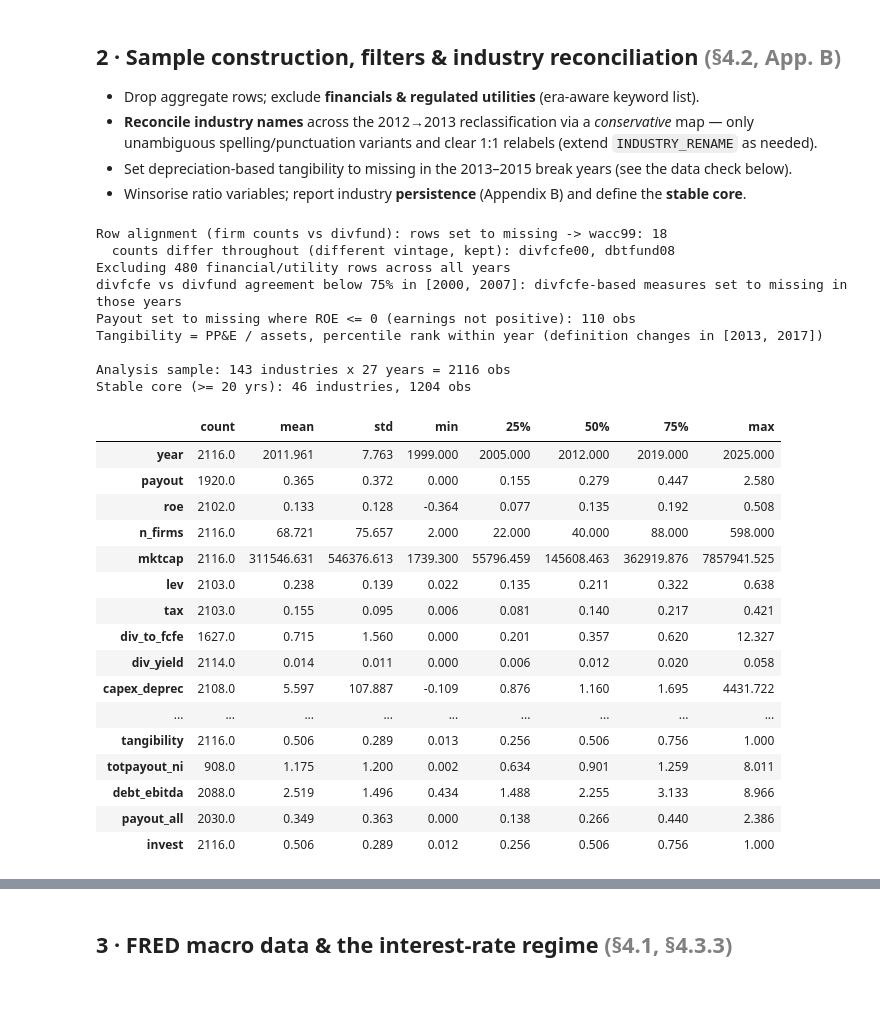
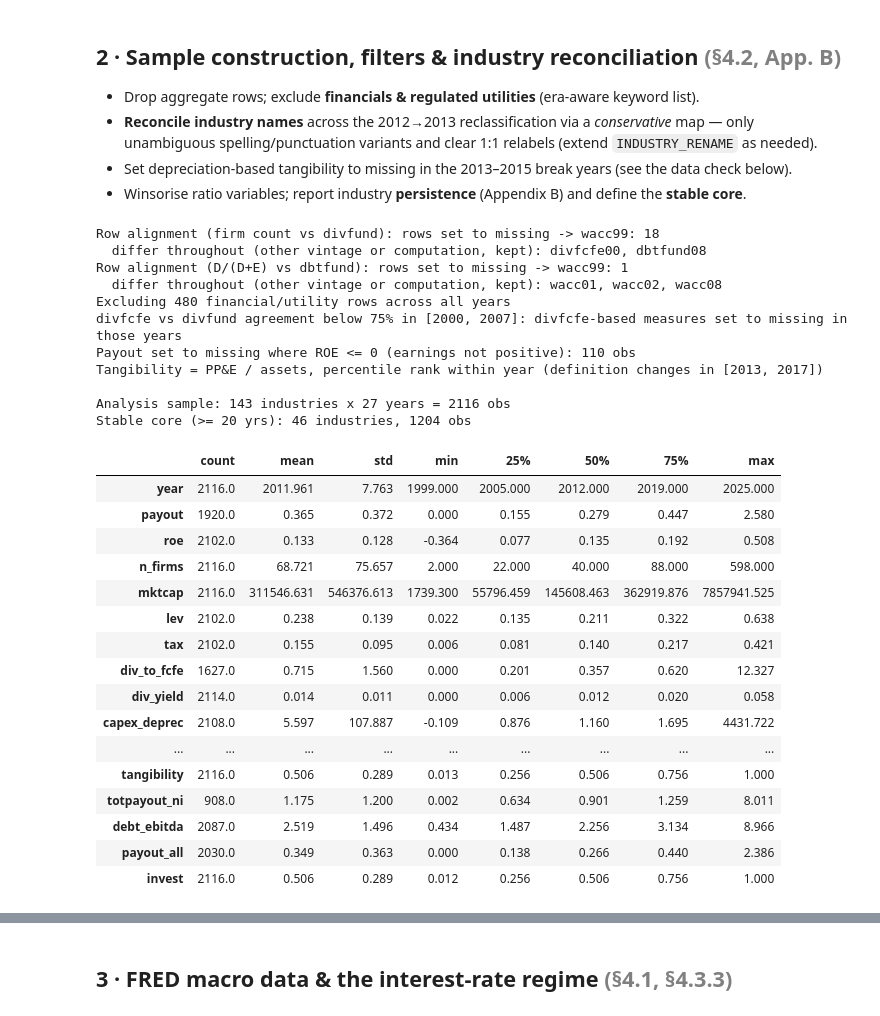
Before and after one commit to MilanKalajdzic/Master-Thesis, a Jupyter notebook: thesis_analysis.ipynb, the cells around one changed output, grey strips where cells are left out. Drawn from its saved outputs; the diff is of its cells as text; code cells hidden in the pictures.

```diff
--- a/thesis_analysis.ipynb
+++ b/thesis_analysis.ipynb
@@ -226,7 +226,8 @@ INDUSTRY_RENAME = {
     "Publishing": "Publishing & Newspapers",
 }
 
-from paylev.sample import is_fin_util, clean_sample, winsorize, check_row_alignment, crossfile_agreement
+from paylev.sample import (is_fin_util, clean_sample, winsorize, check_row_alignment, check_value_agreement,
+                           crossfile_agreement)
 winsorize = partial(winsorize, p=WINSOR_P)
 
 # Row alignment: compare each file's firm count with divfund's for the same industry and year (raw names,
@@ -235,16 +236,25 @@ _TANG_SRC = "dbtfund" if TANGIBILITY_PROXY == "ppe_assets" else "capex"
 ALIGN_VARS = {"wacc": ["lev", "tax"],
               "divfcfe": ["div_usd", "ni_usd", "div_to_fcfe", "totpayout_ni", "div_yield"],
               "capex": ["capex_deprec"] + (["tangibility"] if _TANG_SRC == "capex" else []),
-              "dbtfund": ["lev_unadj", "lev_book", "ebitda_ev", "ppe_assets", "capex_assets", "debt_ebitda_rep", "int_cov"]
+              "dbtfund": ["lev_unadj", "lev_dbt", "lev_book", "ebitda_ev", "ppe_assets", "capex_assets", "debt_ebitda_rep",
+                          "int_cov"]
                          + (["tangibility"] if _TANG_SRC == "dbtfund" else [])}
-raw, alignment_check = check_row_alignment(raw, ALIGN_VARS, ALIGN_MIN_SHARE, AGG_ROWS)
-_fix = alignment_check[alignment_check["rows_set_missing"] > 0]
-_vin = alignment_check[alignment_check["treated_as"] != "aligned"]
-print("Row alignment (firm counts vs divfund): rows set to missing ->",
-      ", ".join(f"{r.file}{r.year % 100:02d}: {r.rows_set_missing}" for r in _fix.itertuples()) or "none")
-if len(_vin):
-    print("  counts differ throughout (different vintage, kept):",
-          ", ".join(f"{r.file}{r.year % 100:02d}" for r in _vin.itertuples()))
+raw, _counts = check_row_alignment(raw, ALIGN_VARS, ALIGN_MIN_SHARE, AGG_ROWS)
+# Second check: wacc's D/(D+E) is the same number as dbtfund's market debt ratio on the same definition. A shifted
+# row whose neighbour has the same firm count passes the count check but not this one.
+raw, _values = check_value_agreement(raw, {"wacc": ("lev", "lev_dbt", ["lev", "tax"])}, agg_rows=AGG_ROWS)
+alignment_check = pd.concat(
+    [_counts.rename(columns={"share_same_count": "share_agree"}).assign(check="firm count vs divfund"),
+     _values.rename(columns={"share_same_value": "share_agree"}).assign(check="D/(D+E) vs dbtfund")],
+    ignore_index=True)[["check", "file", "year", "share_agree", "rows_set_missing", "treated_as"]]
+for chk, g_ in alignment_check.groupby("check", sort=False):
+    fix_ = g_[g_["rows_set_missing"] > 0]
+    kept_ = g_[~g_["treated_as"].isin(["aligned", "same values"])]
+    print(f"Row alignment ({chk}): rows set to missing ->",
+          ", ".join(f"{r.file}{r.year % 100:02d}: {r.rows_set_missing}" for r in fix_.itertuples()) or "none")
+    if len(kept_):
+        print("  differ throughout (other vintage or computation, kept):",
+              ", ".join(f"{r.file}{r.year % 100:02d}" for r in kept_.itertuples()))
 
 # Debt / EBITDA = D/(D+E) / (EBITDA/EV): debt relative to cash flow, not to equity value, so it does not move
 # with stock prices. Undefined when EBITDA <= 0. It uses the main (wacc) leverage, i.e. the same debt definition.
@@ -261,7 +271,7 @@ debt_ebitda_check = pd.DataFrame([{"year": int(y), "n": len(g_),
                                    "rank_corr": round(g_["debt_ebitda"].corr(g_["debt_ebitda_rep"], method="spearman"), 3),
                                    "median_ratio_constructed_to_reported": round((g_["debt_ebitda"] / g_["debt_ebitda_rep"]).median(), 3)}
                                   for y, g_ in _r.groupby("year")])
-raw = raw.drop(columns=["ebitda_ev", "debt_ebitda_rep", "int_cov"])
+raw = raw.drop(columns=["ebitda_ev", "debt_ebitda_rep", "int_cov", "lev_dbt"])
 
 panel = clean_sample(raw, INDUSTRY_RENAME, AGG_ROWS, FIN_UTIL_KEYS if EXCLUDE_FIN_UTIL else None)
 panel_prewin = panel.copy()      # kept for the per-year data-quality check below
@@ -299,44 +309,46 @@ if TANGIBILITY_PROXY in DEPREC_PROXIES:
     print(f"Tangibility set to missing in {TANG_BREAK_YEARS} (depreciation break): "
           f"{int(panel.loc[brk, 'tangibility'].notna().sum())} obs")
     panel.loc[brk, "tangibility"] = np.nan
 
 panel = winsorize(panel, [c for c in
         ["payout", "payout_all", "div_to_fcfe", "totpayout_ni", "div_yield", "lev", "lev_unadj", "lev_book",
          "debt_ebitda", "roe", "tax", "tangibility"] if c in panel])
 
 # persistence / stable core (Appendix B)
 persist = panel.groupby("industry")["year"].nunique().sort_values(ascending=False)
 CORE = persist[persist >= MIN_YEARS_CORE].index.tolist()
 panel["in_core"] = panel["industry"].isin(CORE)
 print(f"\nAnalysis sample: {panel['industry'].nunique()} industries x {panel['year'].nunique()} years "
       f"= {len(panel)} obs")
 print(f"Stable core (>= {MIN_YEARS_CORE} yrs): {len(CORE)} industries, {int(panel['in_core'].sum())} obs")
 panel.describe().T.round(3)
 # %% [output]
-Row alignment (firm counts vs divfund): rows set to missing -> wacc99: 18
-  counts differ throughout (different vintage, kept): divfcfe00, dbtfund08
+Row alignment (firm count vs divfund): rows set to missing -> wacc99: 18
+  differ throughout (other vintage or computation, kept): divfcfe00, dbtfund08
+Row alignment (D/(D+E) vs dbtfund): rows set to missing -> wacc99: 1
+  differ throughout (other vintage or computation, kept): wacc01, wacc02, wacc08
 Excluding 480 financial/utility rows across all years
 divfcfe vs divfund agreement below 75% in [2000, 2007]: divfcfe-based measures set to missing in those years
 Payout set to missing where ROE <= 0 (earnings not positive): 110 obs
 Tangibility = PP&E / assets, percentile rank within year (definition changes in [2013, 2017])
 
 Analysis sample: 143 industries x 27 years = 2116 obs
 Stable core (>= 20 yrs): 46 industries, 1204 obs
 |  | count | mean | std | min | 25% | 50% | 75% | max |
 | year | 2116.0 | 2011.961 | 7.763 | 1999.000 | 2005.000 | 2012.000 | 2019.000 | 2025.000 |
 | payout | 1920.0 | 0.365 | 0.372 | 0.000 | 0.155 | 0.279 | 0.447 | 2.580 |
 | roe | 2102.0 | 0.133 | 0.128 | -0.364 | 0.077 | 0.135 | 0.192 | 0.508 |
 | n_firms | 2116.0 | 68.721 | 75.657 | 2.000 | 22.000 | 40.000 | 88.000 | 598.000 |
 | mktcap | 2116.0 | 311546.631 | 546376.613 | 1739.300 | 55796.459 | 145608.463 | 362919.876 | 7857941.525 |
-| lev | 2103.0 | 0.238 | 0.139 | 0.022 | 0.135 | 0.211 | 0.322 | 0.638 |
-| tax | 2103.0 | 0.155 | 0.095 | 0.006 | 0.081 | 0.140 | 0.217 | 0.421 |
+| lev | 2102.0 | 0.238 | 0.139 | 0.022 | 0.135 | 0.211 | 0.322 | 0.638 |
+| tax | 2102.0 | 0.155 | 0.095 | 0.006 | 0.081 | 0.140 | 0.217 | 0.421 |
 | div_to_fcfe | 1627.0 | 0.715 | 1.560 | 0.000 | 0.201 | 0.357 | 0.620 | 12.327 |
 | div_yield | 2114.0 | 0.014 | 0.011 | 0.000 | 0.006 | 0.012 | 0.020 | 0.058 |
 | capex_deprec | 2108.0 | 5.597 | 107.887 | -0.109 | 0.876 | 1.160 | 1.695 | 4431.722 |
 | ... | ... | ... | ... | ... | ... | ... | ... | ... |
 | tangibility | 2116.0 | 0.506 | 0.289 | 0.013 | 0.256 | 0.506 | 0.756 | 1.000 |
 | totpayout_ni | 908.0 | 1.175 | 1.200 | 0.002 | 0.634 | 0.901 | 1.259 | 8.011 |
-| debt_ebitda | 2088.0 | 2.519 | 1.496 | 0.434 | 1.488 | 2.255 | 3.133 | 8.966 |
+| debt_ebitda | 2087.0 | 2.519 | 1.496 | 0.434 | 1.487 | 2.256 | 3.134 | 8.966 |
 | payout_all | 2030.0 | 0.349 | 0.363 | 0.000 | 0.138 | 0.266 | 0.440 | 2.386 |
 | invest | 2116.0 | 0.506 | 0.289 | 0.012 | 0.256 | 0.506 | 0.756 | 1.000 |
 # %% [markdown]
```
Also changed, not shown: parts of 19 cells of this notebook, 36 other files.
